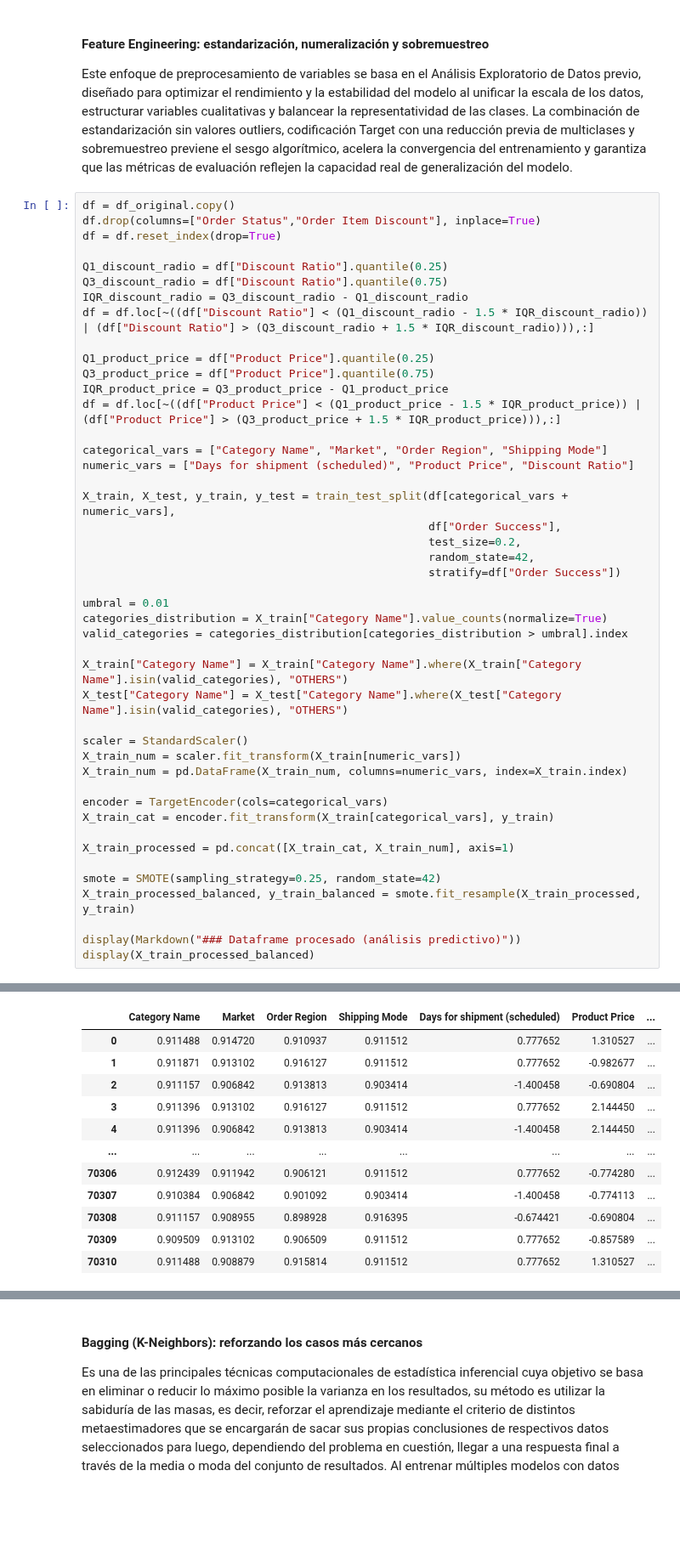
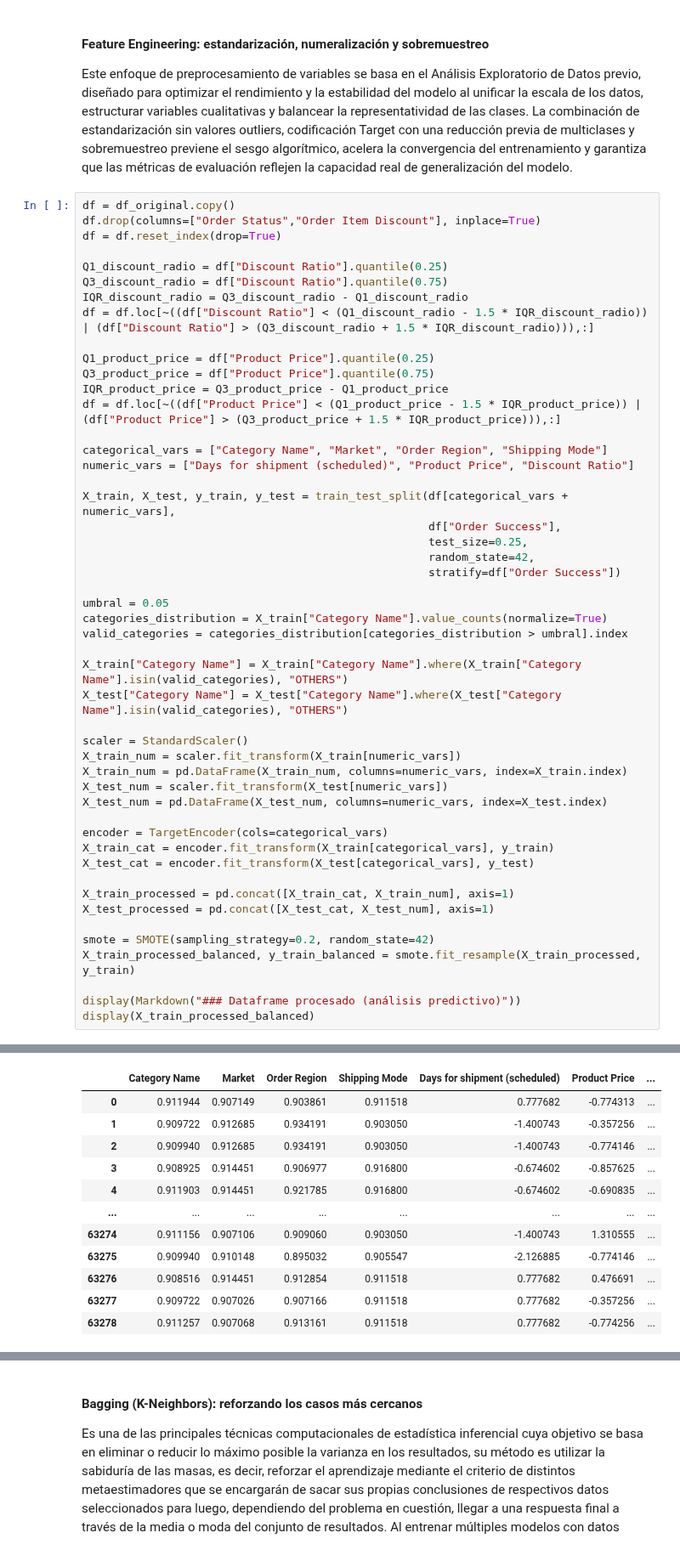
Before and after one commit to genagithub/proyecto-4, a Jupyter notebook: risk_scoring.ipynb, the cells around one changed output, grey strips where cells are left out. Shown at 85% size. Saved outputs shown, nothing was run; the diff lists cells and outputs as text; blank space fills up the shorter version.

```diff
--- a/risk_scoring.ipynb
+++ b/risk_scoring.ipynb
@@ -126,44 +127,48 @@ df = df.loc[~((df["Product Price"] < (Q1_product_price - 1.5 * IQR_product_price
 categorical_vars = ["Category Name", "Market", "Order Region", "Shipping Mode"]
 numeric_vars = ["Days for shipment (scheduled)", "Product Price", "Discount Ratio"]
 
 X_train, X_test, y_train, y_test = train_test_split(df[categorical_vars + numeric_vars],
                                                     df["Order Success"],
-                                                    test_size=0.2,
+                                                    test_size=0.25,
                                                     random_state=42,
                                                     stratify=df["Order Success"])
 
-umbral = 0.01
+umbral = 0.05
 categories_distribution = X_train["Category Name"].value_counts(normalize=True)
 valid_categories = categories_distribution[categories_distribution > umbral].index
 
 X_train["Category Name"] = X_train["Category Name"].where(X_train["Category Name"].isin(valid_categories), "OTHERS")
 X_test["Category Name"] = X_test["Category Name"].where(X_test["Category Name"].isin(valid_categories), "OTHERS")
 
 scaler = StandardScaler()
 X_train_num = scaler.fit_transform(X_train[numeric_vars])
 X_train_num = pd.DataFrame(X_train_num, columns=numeric_vars, index=X_train.index)
+X_test_num = scaler.fit_transform(X_test[numeric_vars])
+X_test_num = pd.DataFrame(X_test_num, columns=numeric_vars, index=X_test.index)
 
 encoder = TargetEncoder(cols=categorical_vars)
 X_train_cat = encoder.fit_transform(X_train[categorical_vars], y_train)
+X_test_cat = encoder.fit_transform(X_test[categorical_vars], y_test)
 
 X_train_processed = pd.concat([X_train_cat, X_train_num], axis=1)
+X_test_processed = pd.concat([X_test_cat, X_test_num], axis=1)
 
-smote = SMOTE(sampling_strategy=0.25, random_state=42)
+smote = SMOTE(sampling_strategy=0.2, random_state=42)
 X_train_processed_balanced, y_train_balanced = smote.fit_resample(X_train_processed, y_train)
 
 display(Markdown("### Dataframe procesado (análisis predictivo)"))
 display(X_train_processed_balanced)
 # %% [output]
 ### Dataframe procesado (análisis predictivo)
 |  | Category Name | Market | Order Region | Shipping Mode | Days for shipment (scheduled) | Product Price | ... |
-| 0 | 0.911488 | 0.914720 | 0.910937 | 0.911512 | 0.777652 | 1.310527 | ... |
-| 1 | 0.911871 | 0.913102 | 0.916127 | 0.911512 | 0.777652 | -0.982677 | ... |
-| 2 | 0.911157 | 0.906842 | 0.913813 | 0.903414 | -1.400458 | -0.690804 | ... |
-| 3 | 0.911396 | 0.913102 | 0.916127 | 0.911512 | 0.777652 | 2.144450 | ... |
-| 4 | 0.911396 | 0.906842 | 0.913813 | 0.903414 | -1.400458 | 2.144450 | ... |
+| 0 | 0.911944 | 0.907149 | 0.903861 | 0.911518 | 0.777682 | -0.774313 | ... |
+| 1 | 0.909722 | 0.912685 | 0.934191 | 0.903050 | -1.400743 | -0.357256 | ... |
+| 2 | 0.909940 | 0.912685 | 0.934191 | 0.903050 | -1.400743 | -0.774146 | ... |
+| 3 | 0.908925 | 0.914451 | 0.906977 | 0.916800 | -0.674602 | -0.857625 | ... |
+| 4 | 0.911903 | 0.914451 | 0.921785 | 0.916800 | -0.674602 | -0.690835 | ... |
 | ... | ... | ... | ... | ... | ... | ... | ... |
-| 70306 | 0.912439 | 0.911942 | 0.906121 | 0.911512 | 0.777652 | -0.774280 | ... |
-| 70307 | 0.910384 | 0.906842 | 0.901092 | 0.903414 | -1.400458 | -0.774113 | ... |
-| 70308 | 0.911157 | 0.908955 | 0.898928 | 0.916395 | -0.674421 | -0.690804 | ... |
-| 70309 | 0.909509 | 0.913102 | 0.906509 | 0.911512 | 0.777652 | -0.857589 | ... |
-| 70310 | 0.911488 | 0.908879 | 0.915814 | 0.911512 | 0.777652 | 1.310527 | ... |
+| 63274 | 0.911156 | 0.907106 | 0.909060 | 0.903050 | -1.400743 | 1.310555 | ... |
+| 63275 | 0.909940 | 0.910148 | 0.895032 | 0.905547 | -2.126885 | -0.774146 | ... |
+| 63276 | 0.908516 | 0.914451 | 0.912854 | 0.911518 | 0.777682 | 0.476691 | ... |
+| 63277 | 0.909722 | 0.907026 | 0.907166 | 0.911518 | 0.777682 | -0.357256 | ... |
+| 63278 | 0.911257 | 0.907068 | 0.913161 | 0.911518 | 0.777682 | -0.774256 | ... |
```
Also changed, not shown: parts of 4 cells of this notebook.
